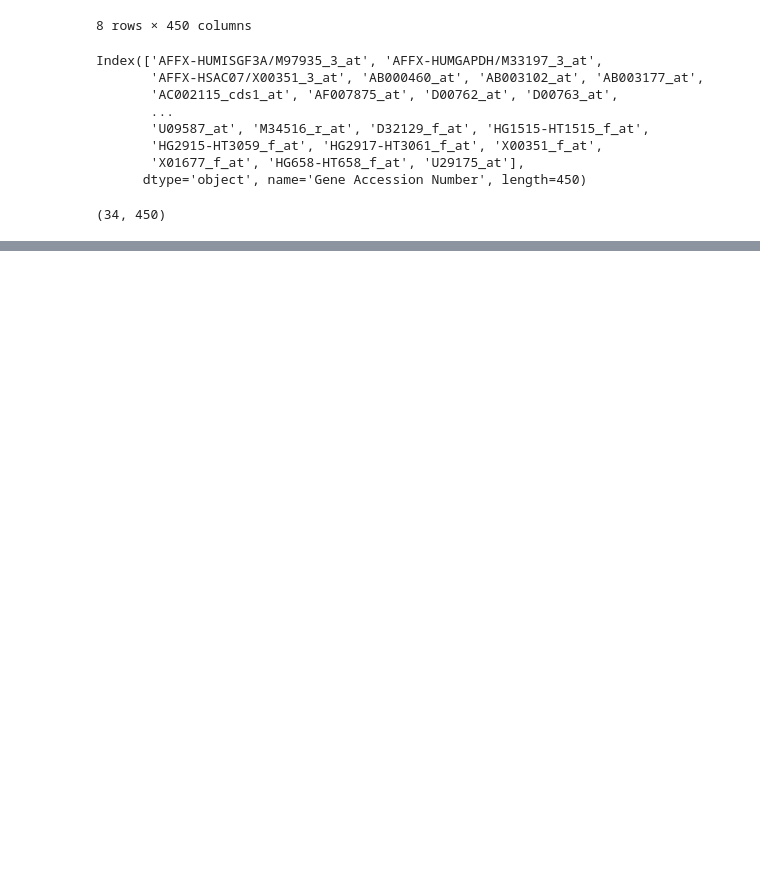
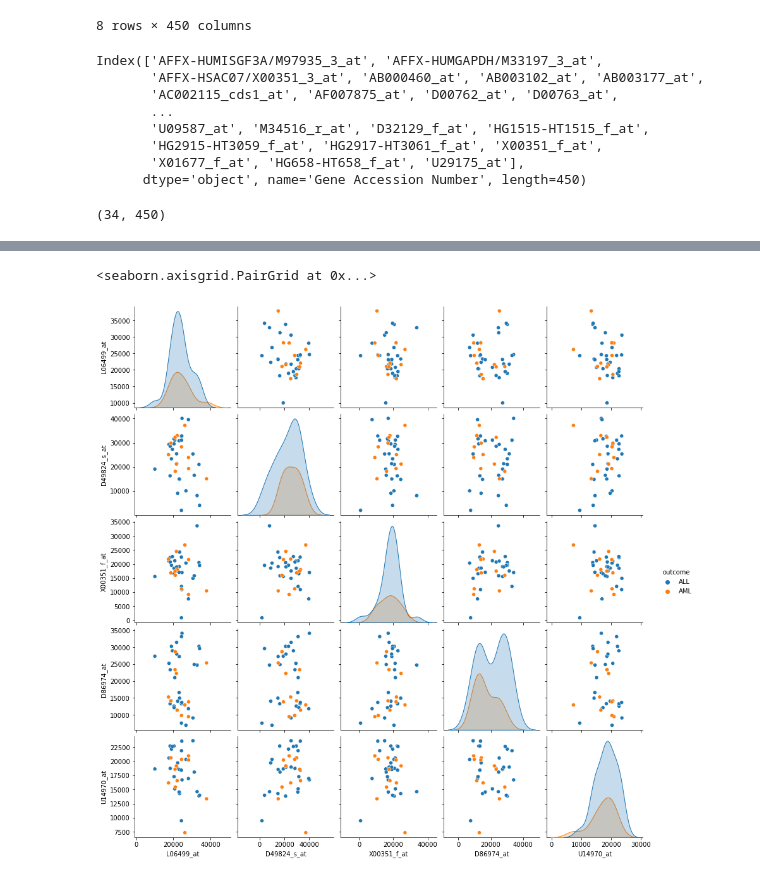
Before and after one commit to tfahland1/test_cancer, a Jupyter notebook: eda_cancer.ipynb, the cells around one changed output, grey strips where cells are left out. Drawn from its saved outputs; the diff is of its cells as text; code cells hidden in the pictures; blank space fills up the shorter version.

```diff
--- a/eda_cancer.ipynb
+++ b/eda_cancer.ipynb
@@ -205,0 +237,5 @@ plt.title('Cumlative variance ratio explained by PCA components for # of genes')
+# %%
+#add pairplot
+small_df=cancer_passtr.iloc[:,most_important]
+small_df.insert(9,"outcome",result[0:38])
+small_df.info()
@@ -205,0 +260,7 @@ plt.title('Cumlative variance ratio explained by PCA components for # of genes')
+# %%
+new=small_df.iloc[:,[0,1,2,3,4,9]]
+
+sns.pairplot(new,hue='outcome')
+# %% [output]
+<seaborn.axisgrid.PairGrid at 0x...>
+[figure, added]
```
Also changed, not shown: parts of 12 cells of this notebook.
